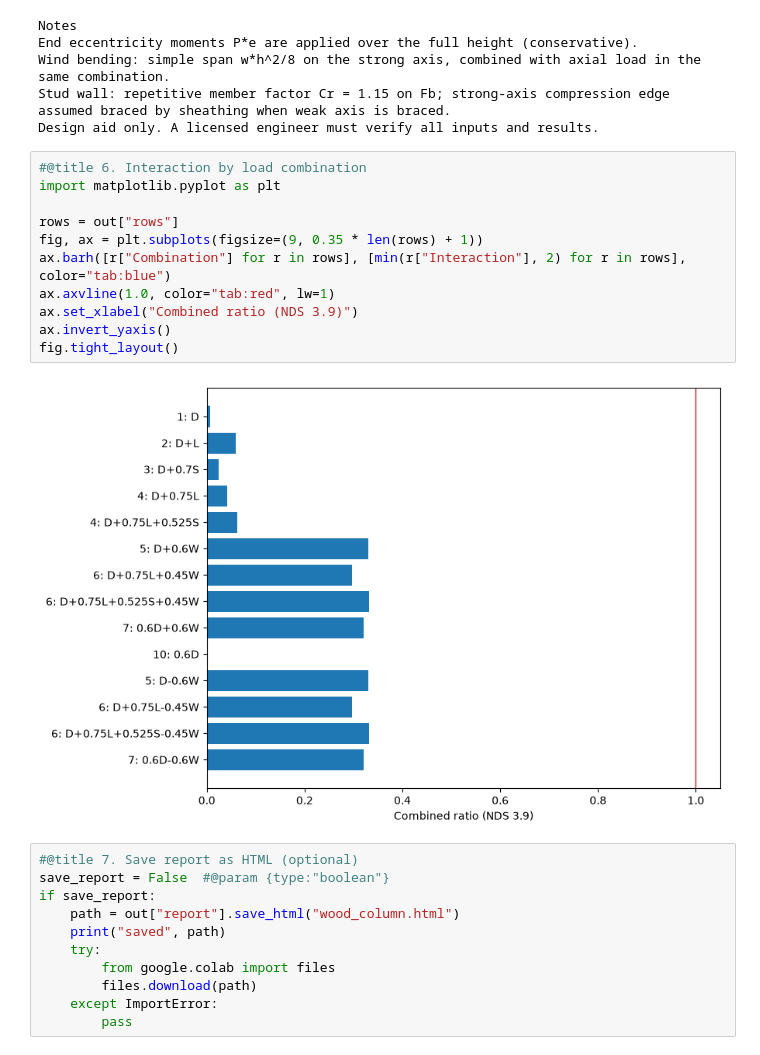
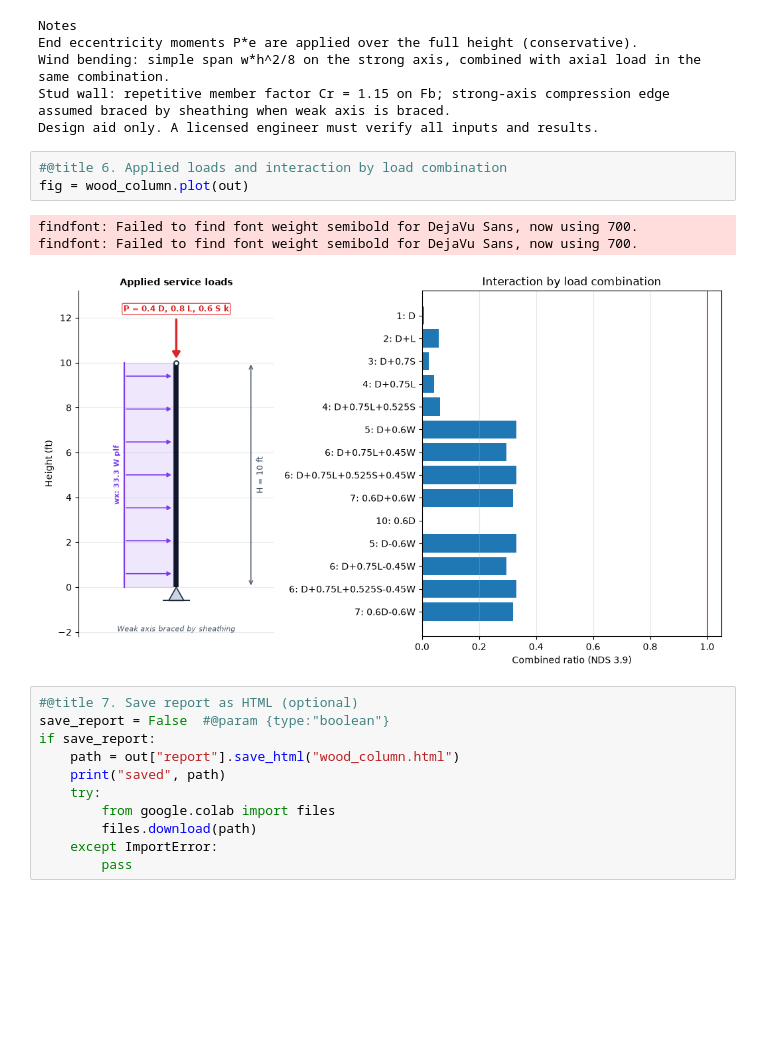
Before and after one commit to andrewcoul/structural-calculations, a Jupyter notebook: notebooks/04_wood_column.ipynb, the cells around one changed output. Cells and saved outputs as stored; diff of their text form; blank space fills up the shorter version.

```diff
--- a/notebooks/04_wood_column.ipynb
+++ b/notebooks/04_wood_column.ipynb
@@ -194,19 +196,13 @@ End eccentricity moments P*e are applied over the full height (conservative).
 Wind bending: simple span w*h^2/8 on the strong axis, combined with axial load in the same combination.
 Stud wall: repetitive member factor Cr = 1.15 on Fb; strong-axis compression edge assumed braced by sheathing when weak axis is braced.
 Design aid only. A licensed engineer must verify all inputs and results.
-# %%
-#@title 6. Interaction by load combination
-import matplotlib.pyplot as plt
-
-rows = out["rows"]
-fig, ax = plt.subplots(figsize=(9, 0.35 * len(rows) + 1))
-ax.barh([r["Combination"] for r in rows], [min(r["Interaction"], 2) for r in rows], color="tab:blue")
-ax.axvline(1.0, color="tab:red", lw=1)
-ax.set_xlabel("Combined ratio (NDS 3.9)")
-ax.invert_yaxis()
-fig.tight_layout()
-# %% [output]
-[figure, removed]
+# %%
+#@title 6. Applied loads and interaction by load combination
+fig = wood_column.plot(out)
+# %% [output]
+findfont: Failed to find font weight semibold for DejaVu Sans, now using 700.
+findfont: Failed to find font weight semibold for DejaVu Sans, now using 700.
+[figure, added]
 # %%
 #@title 7. Save report as HTML (optional)
 save_report = False  #@param {type:"boolean"}
```
Also changed, not shown: parts of 2 cells of this notebook, 29 other files.
